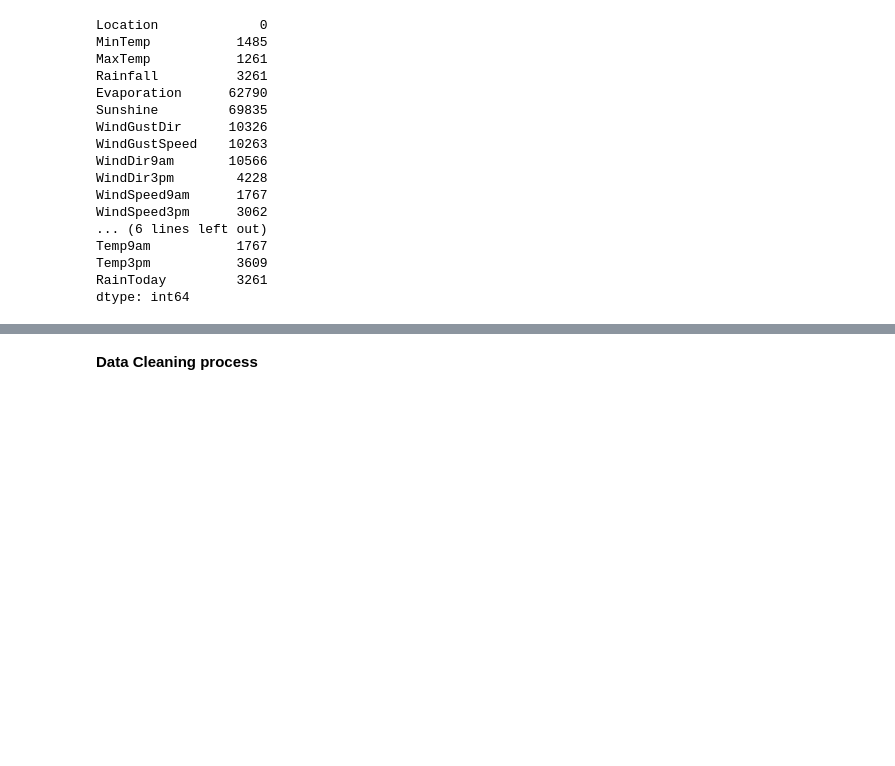
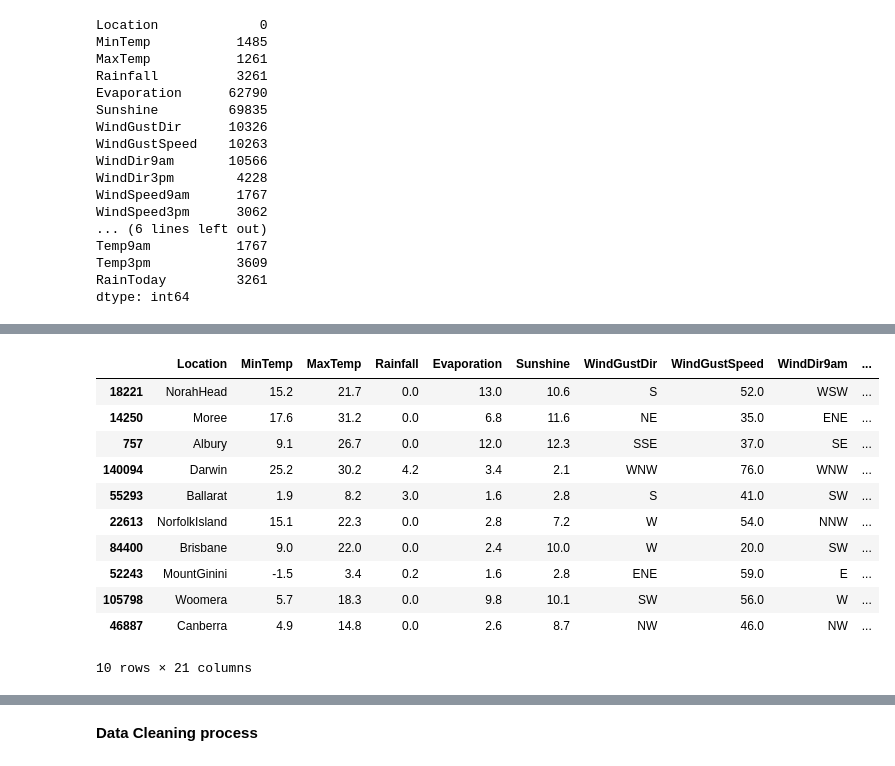
Before and after one commit to NileshCT/Linear_Regression_Modelling, a Jupyter notebook: Classification_Modelling_WeatherAUSipynb.ipynb, the cells around one changed output, grey strips where cells are left out. Drawn from its saved outputs; the diff is of its cells as text; code cells hidden in the pictures; blank space fills up the shorter version.

```diff
--- a/Classification_Modelling_WeatherAUSipynb.ipynb
+++ b/Classification_Modelling_WeatherAUSipynb.ipynb
@@ -242,3 +216,19 @@ df.sample(10)
+# %%
+#Exploring random samples from dataframe.
+df1.sample(10)
+# %% [output]
+|  | Location | MinTemp | MaxTemp | Rainfall | Evaporation | Sunshine | WindGustDir | WindGustSpeed | WindDir9am | ... |
+| 18221 | NorahHead | 15.2 | 21.7 | 0.0 | 13.0 | 10.6 | S | 52.0 | WSW | ... |
+| 14250 | Moree | 17.6 | 31.2 | 0.0 | 6.8 | 11.6 | NE | 35.0 | ENE | ... |
+| 757 | Albury | 9.1 | 26.7 | 0.0 | 12.0 | 12.3 | SSE | 37.0 | SE | ... |
+| 140094 | Darwin | 25.2 | 30.2 | 4.2 | 3.4 | 2.1 | WNW | 76.0 | WNW | ... |
+| 55293 | Ballarat | 1.9 | 8.2 | 3.0 | 1.6 | 2.8 | S | 41.0 | SW | ... |
+| 22613 | NorfolkIsland | 15.1 | 22.3 | 0.0 | 2.8 | 7.2 | W | 54.0 | NNW | ... |
+| 84400 | Brisbane | 9.0 | 22.0 | 0.0 | 2.4 | 10.0 | W | 20.0 | SW | ... |
+| 52243 | MountGinini | -1.5 | 3.4 | 0.2 | 1.6 | 2.8 | ENE | 59.0 | E | ... |
+| 105798 | Woomera | 5.7 | 18.3 | 0.0 | 9.8 | 10.1 | SW | 56.0 | W | ... |
+| 46887 | Canberra | 4.9 | 14.8 | 0.0 | 2.6 | 8.7 | NW | 46.0 | NW | ... |
+10 rows × 21 columns
 # %%
 df1.head()
 # %% [output]
```
Also changed, not shown: parts of 24 cells of this notebook.
